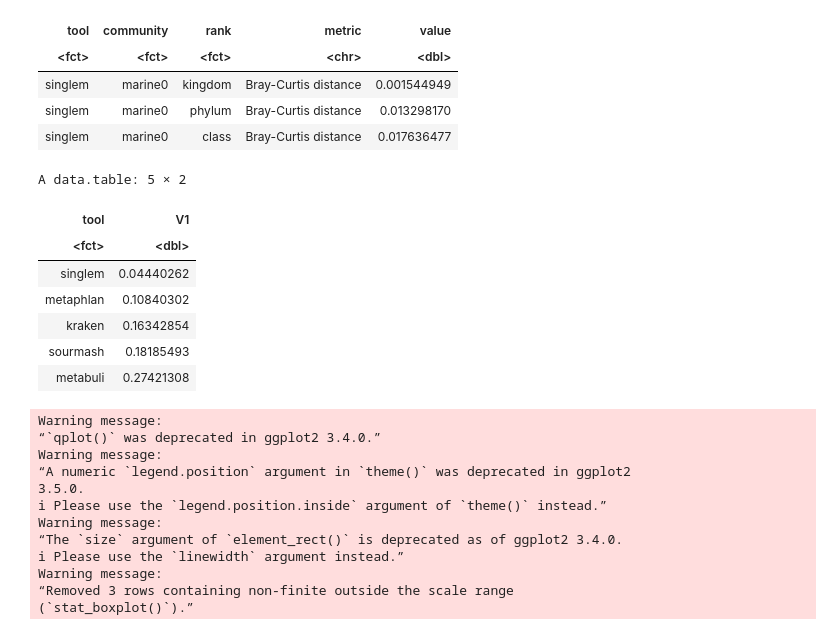
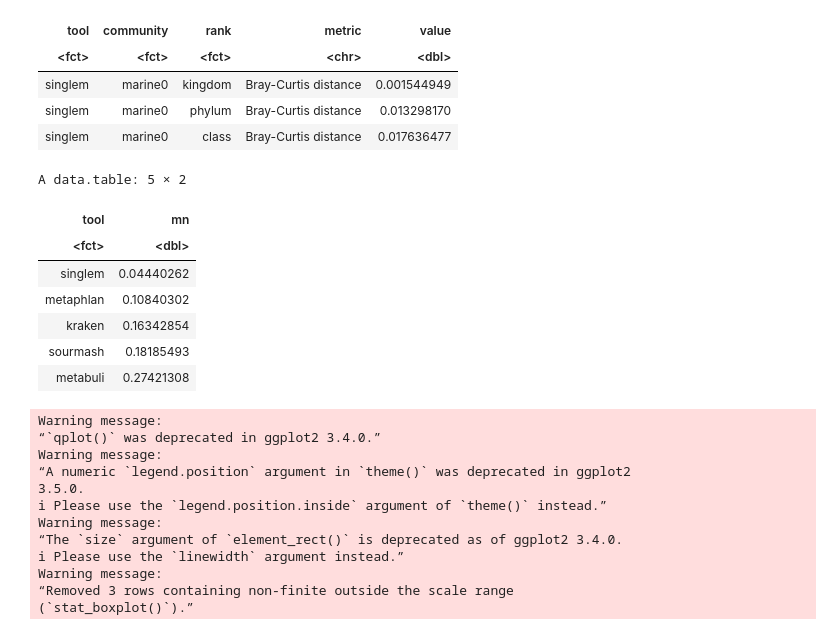
Before and after one commit to timbalam/singlem-benchmarking, a Jupyter notebook: 1_novel_strains/plot.ipynb, the cells around one changed output. Saved outputs shown, nothing was run; the diff lists cells and outputs as text; code cells hidden in the pictures.

```diff
--- a/1_novel_strains/plot.ipynb
+++ b/1_novel_strains/plot.ipynb
@@ -110,11 +110,11 @@ A data.table: 3 × 5
 | singlem | marine0 | phylum | Bray-Curtis distance | 0.013298170 |
 | singlem | marine0 | class | Bray-Curtis distance | 0.017636477 |
 # %%
-average_bc = bc[tool %in% correct_taxonomy_tools][, mean(value), by=list(tool)][order(V1)]
+average_bc = bc[tool %in% correct_taxonomy_tools][, list(mn = mean(value)), by=list(tool)][order(mn)]
 average_bc
 # %% [output]
 A data.table: 5 × 2
-| tool | V1 |
+| tool | mn |
 | <fct> | <dbl> |
 | singlem | 0.04440262 |
 | metaphlan | 0.10840302 |
```
Also changed, not shown: parts of 4 cells of this notebook, 2 other files.
